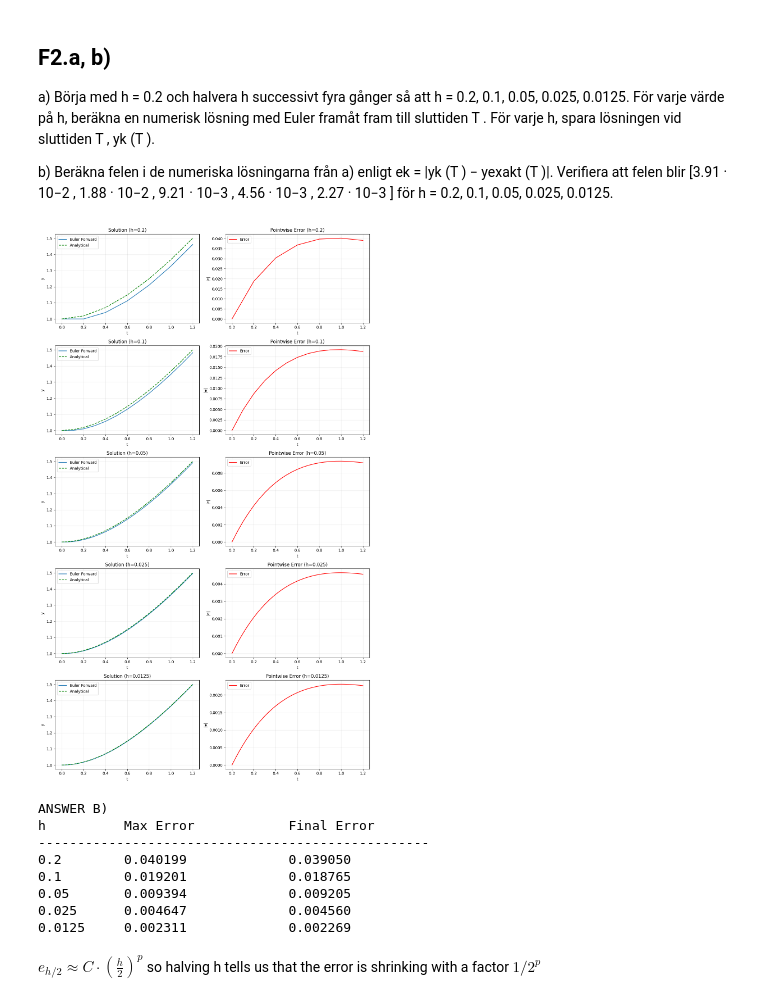
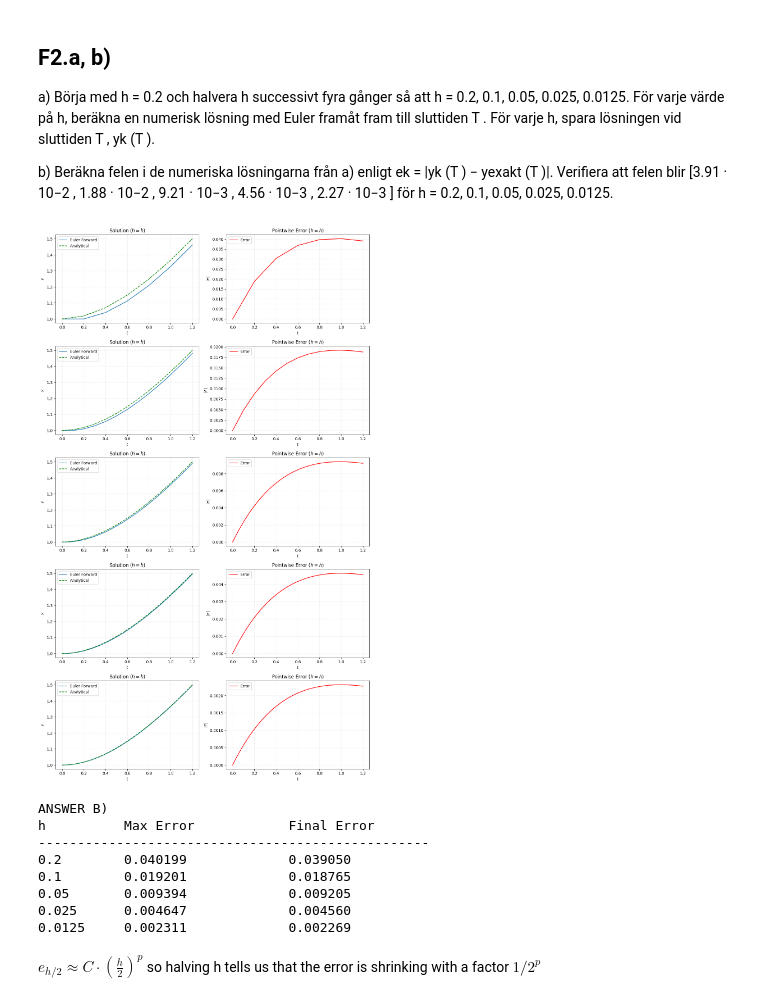
Before and after one commit to ericend/Numerical-Methods, a Jupyter notebook: LAB2/lab2.ipynb, the cells around one changed output. Cells and saved outputs as stored; diff of their text form; code cells hidden in the pictures.

```diff
--- a/LAB2/lab2.ipynb
+++ b/LAB2/lab2.ipynb
@@ -233,42 +232,42 @@ h_values = [0.2, 0.1, 0.05, 0.025, 0.0125]
 
 
 for h in h_values:
     convergence_results.append(
         euler_forward(ODE1, y0, domain=domain, h=h, exact=ODE1_actual)
     )
 
 fig, axes = plt.subplots(len(h_values), 2, figsize=(12, 4 * len(h_values)))
 
 for i, (h, result) in enumerate(zip(h_values, convergence_results)):
     # Solution plots
     axes[i, 0].plot(result.t, result.y, label="Euler Forward")
     axes[i, 0].plot(
         result.t, result.y_exact, color="green", linestyle="dashed", label="Analytical"
     )
-    axes[i, 0].set_title(f"Solution (h={h})")
-    axes[i, 0].set_xlabel("t")
-    axes[i, 0].set_ylabel("y")
-    axes[i, 0].grid(True, alpha=0.25)
+    axes[i, 0].set_title(r"Solution $(h={h})$")
+    axes[i, 0].set_xlabel(r"$t$")
+    axes[i, 0].set_ylabel(r"$y$")
+    axes[i, 0].grid(True, alpha=0.25, linestyle="dashed")
     axes[i, 0].legend()
 
     # Error plots
     axes[i, 1].plot(result.t, result.e_i, color="red", label="Error")
-    axes[i, 1].set_title(f"Pointwise Error (h={h})")
-    axes[i, 1].set_xlabel("t")
-    axes[i, 1].set_ylabel("|e|")
-    axes[i, 1].grid(True, alpha=0.25)
+    axes[i, 1].set_title(r"Pointwise Error $(h={h})$")
+    axes[i, 1].set_xlabel(r"$t$")
+    axes[i, 1].set_ylabel(r"$|e|$")
+    axes[i, 1].grid(True, alpha=0.25, linestyle="dashed")
     axes[i, 1].legend()
 
 plt.tight_layout()
 plt.show()
 
 print("ANSWER B)")
 print(f"{'h':<10} {'Max Error':<20} {'Final Error':<20}")
 print("-" * 50)
 for h, result in zip(h_values, convergence_results):
     print(f"{h:<10} {max(result.e_i):<20.6f} {result.e_i[-1]:<20.6f}")
 # %% [output]
-[figure, old version]
+[figure, new version]
 ANSWER B)
 h          Max Error            Final Error
 --------------------------------------------------
```
Also changed, not shown: parts of 15 cells of this notebook.
